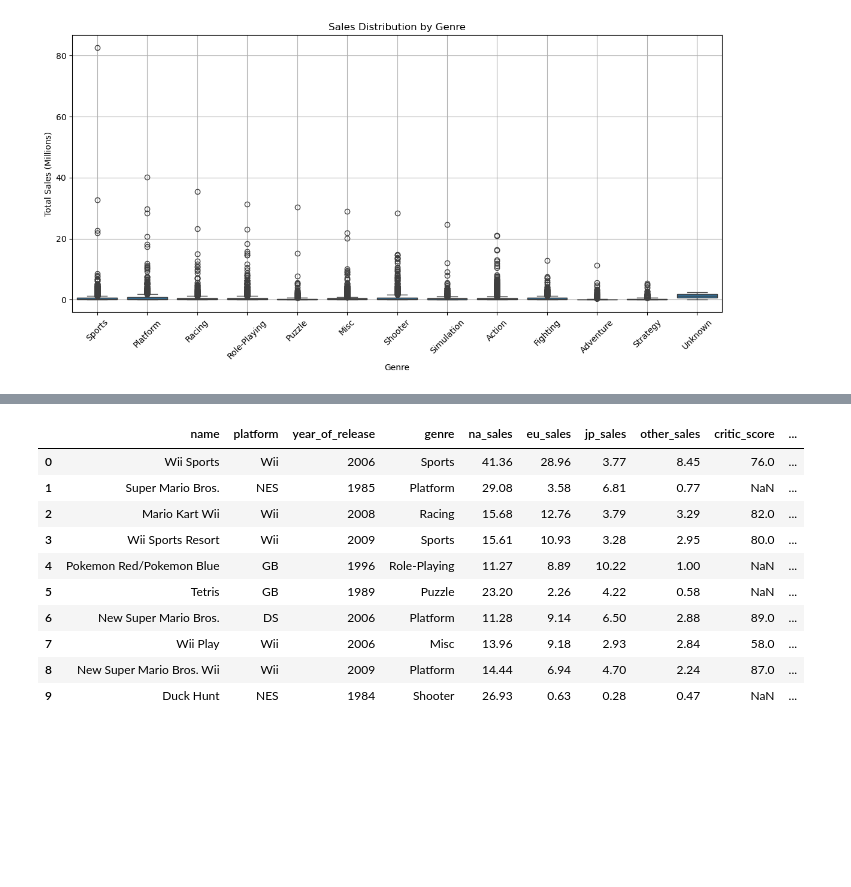
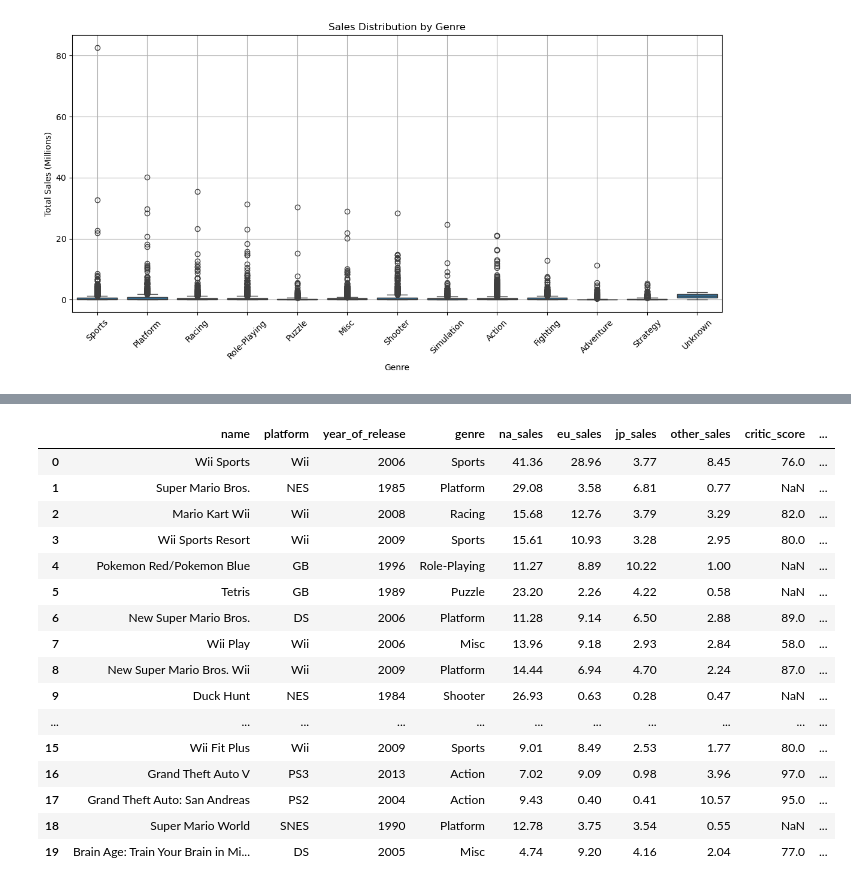
Before and after one commit to Eduardo56745/Proyecto-Integrado-1, a Jupyter notebook: Proyecto7.ipynb, the cells around one changed output, grey strips where cells are left out. Drawn from its saved outputs; the diff is of its cells as text; code cells hidden in the pictures; blank space fills up the shorter version.

```diff
--- a/Proyecto7.ipynb
+++ b/Proyecto7.ipynb
@@ -325,14 +387,20 @@ Adventure     0.182341  0.508533
 # %%
-df.head(10)
+df.head(20)
 # %% [output]
 |  | name | platform | year_of_release | genre | na_sales | eu_sales | jp_sales | other_sales | critic_score | ... |
 | 0 | Wii Sports | Wii | 2006 | Sports | 41.36 | 28.96 | 3.77 | 8.45 | 76.0 | ... |
 | 1 | Super Mario Bros. | NES | 1985 | Platform | 29.08 | 3.58 | 6.81 | 0.77 | NaN | ... |
 | 2 | Mario Kart Wii | Wii | 2008 | Racing | 15.68 | 12.76 | 3.79 | 3.29 | 82.0 | ... |
 | 3 | Wii Sports Resort | Wii | 2009 | Sports | 15.61 | 10.93 | 3.28 | 2.95 | 80.0 | ... |
 | 4 | Pokemon Red/Pokemon Blue | GB | 1996 | Role-Playing | 11.27 | 8.89 | 10.22 | 1.00 | NaN | ... |
 | 5 | Tetris | GB | 1989 | Puzzle | 23.20 | 2.26 | 4.22 | 0.58 | NaN | ... |
 | 6 | New Super Mario Bros. | DS | 2006 | Platform | 11.28 | 9.14 | 6.50 | 2.88 | 89.0 | ... |
 | 7 | Wii Play | Wii | 2006 | Misc | 13.96 | 9.18 | 2.93 | 2.84 | 58.0 | ... |
 | 8 | New Super Mario Bros. Wii | Wii | 2009 | Platform | 14.44 | 6.94 | 4.70 | 2.24 | 87.0 | ... |
 | 9 | Duck Hunt | NES | 1984 | Shooter | 26.93 | 0.63 | 0.28 | 0.47 | NaN | ... |
+| ... | ... | ... | ... | ... | ... | ... | ... | ... | ... | ... |
+| 15 | Wii Fit Plus | Wii | 2009 | Sports | 9.01 | 8.49 | 2.53 | 1.77 | 80.0 | ... |
+| 16 | Grand Theft Auto V | PS3 | 2013 | Action | 7.02 | 9.09 | 0.98 | 3.96 | 97.0 | ... |
+| 17 | Grand Theft Auto: San Andreas | PS2 | 2004 | Action | 9.43 | 0.40 | 0.41 | 10.57 | 95.0 | ... |
+| 18 | Super Mario World | SNES | 1990 | Platform | 12.78 | 3.75 | 3.54 | 0.55 | NaN | ... |
+| 19 | Brain Age: Train Your Brain in Mi... | DS | 2005 | Misc | 4.74 | 9.20 | 4.16 | 2.04 | 77.0 | ... |
```
Also changed, not shown: parts of 3 cells of this notebook.
